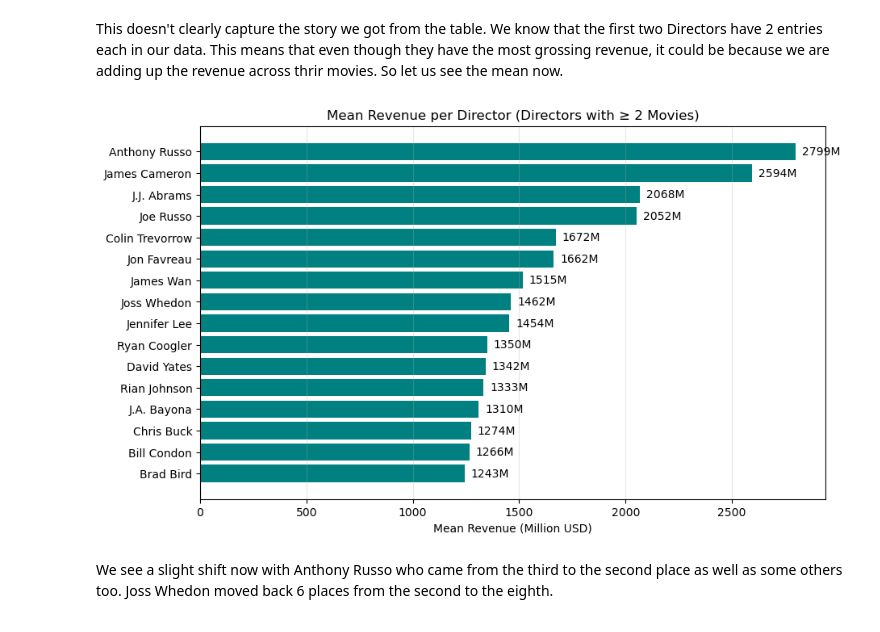
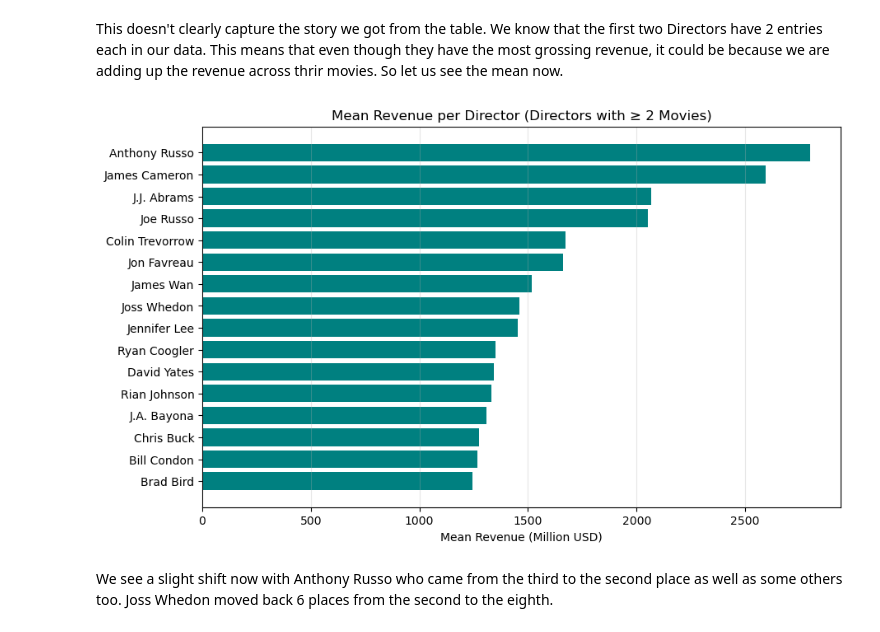
Before and after one commit to ar-le-tte/TMDB-Movie-Analysis, a Jupyter notebook: arlette_tmb_movies_analysis.ipynb, the cells around one changed output. Saved outputs shown, nothing was run; the diff lists cells and outputs as text; code cells hidden in the pictures.

Commit message:
KPI Implementation and Movie Performance Analysis

```diff
--- a/arlette_tmb_movies_analysis.ipynb
+++ b/arlette_tmb_movies_analysis.ipynb
@@ -874,37 +874,22 @@ plt.show()
 # %% [markdown]
 This doesn't clearly capture the story we got from the table. We know that the first two Directors have 2 entries each in our data. This means that even though they have the most grossing revenue, it could be because we are adding up the revenue across thrir movies. So let us see the mean now.
 # %%
-# Compute number of movies per director
 director_counts = movie_df["director"].value_counts()
-
-# Keep only directors with 2 or more movies
-multi_directors = director_counts.index
-
-# Compute mean revenue for these directors
 director_mean_rev = (
     movie_df[movie_df["director"].isin(multi_directors)]
     .groupby("director")["revenue_musd"]
     .mean()
     .sort_values()
 )
 
-# Plot
 plt.figure(figsize=(10,6))
 bars = plt.barh(director_mean_rev.index, director_mean_rev.values, color="teal")
 plt.xlabel("Mean Revenue (Million USD)")
 plt.title("Mean Revenue per Director (Directors with ≥ 2 Movies)")
 plt.grid(axis='x', alpha=0.3)
 
-# Add data labels
-for bar in bars:
-    width = bar.get_width()
-    plt.text(width + 30,
-             bar.get_y() + bar.get_height()/2,
-             f"{width:.0f}M",
-             va="center")
-
 plt.show()
 # %% [output]
-[figure, old version]
+[figure, new version]
 # %% [markdown]
 We see a slight shift now with Anthony Russo who came from the third to the second place as well as some others too. Joss Whedon moved back 6 places from the second to the eighth.
```
Also changed, not shown: 1 other file.
